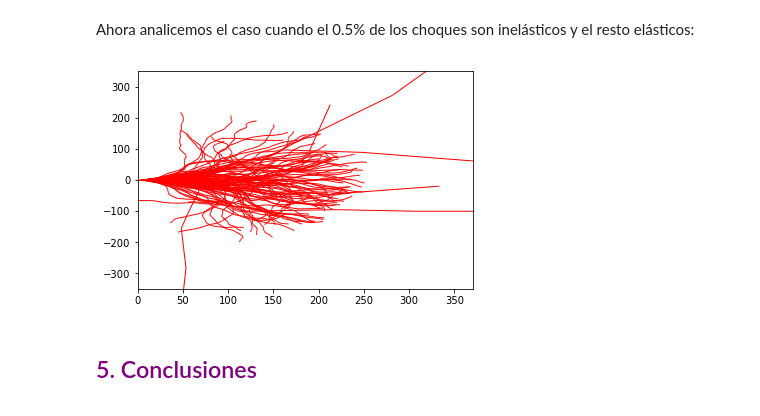
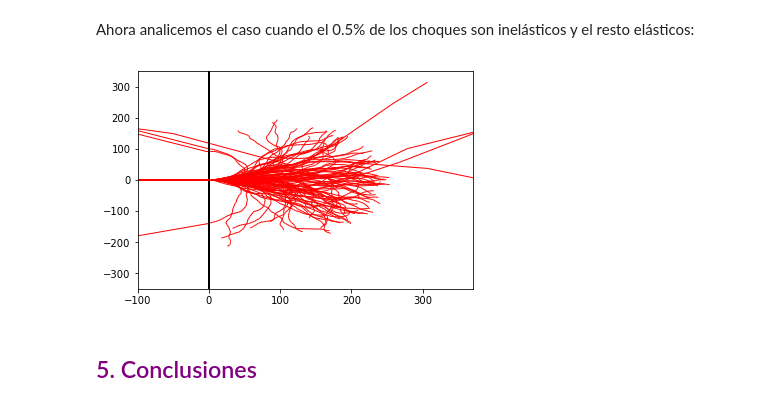
Before and after one commit to dixi1903/ProyectoModulo2_OrtizA_AcostaE_ChiquitoE, a Jupyter notebook: ProyectoModulo2_OrtizA_AcostaE_ChiquitoE.ipynb, the cells around one changed output. Drawn from its saved outputs; the diff is of its cells as text; code cells hidden in the pictures.

```diff
--- a/ProyectoModulo2_OrtizA_AcostaE_ChiquitoE.ipynb
+++ b/ProyectoModulo2_OrtizA_AcostaE_ChiquitoE.ipynb
@@ -202,44 +202,51 @@ def get_trayects_inelas (particles, colitions, E0):
         E = E0
         x, y = [0],[0]
         for i in np.arange(col):
-            mfp = mean_free_path(E)
-            l = np.random.normal(mfp, mfp*.3)
-            E = E - l*k
-            if E <= 1:
-                E = 1
-            if np.random.rand() < 0.005 :
-                E = E*np.random.rand()
-            x.append(x[-1]+l*np.cos(aplha))
-            y.append(y[-1]+l*np.sin(aplha))
-            aplha = aplha + np.random.normal(0,0.2)
+            if x[-1] < 0:
+                x.append(x[-1]+100*np.cos(aplha))
+                y.append(y[-1]+100*np.sin(aplha))
+            else:
+                mfp = mean_free_path(E)
+                l = np.random.normal(mfp, mfp*.3)
+                E = E - l*k
+                if E <= 1:
+                    E = 1
+                if np.random.rand() < 0.005 :
+                    E = E*np.random.rand()
+                x.append(x[-1]+l*np.cos(aplha))
+                y.append(y[-1]+l*np.sin(aplha))
+                aplha = aplha + np.random.normal(0,0.2)
         points.append([x,y])
     return points
 # %%
 #100 particulas, analizamos sus primeras 50 colisiones a 20 keV
 part = 100
 col = 50
 E0 = 20000
 
 points =  get_trayects_inelas (part, col, E0)
 
 fig, ax = plt.subplots()
-plt.axis([0, 370, -350, 350])
+plt.axis([-100, 370, -350, 350])
 
 lines = []
-
-points
 
 for j in np.arange(part):
     for i in np.arange(col):
         p = [(points[j][0][i], points[j][1][i]), (points[j][0][i+1],points[j][1][i+1])]
         lines.append(p)
-    lc = mc.LineCollection(lines, colors='red', linewidths=1)
+
+bundary = mc.LineCollection([[(0, -350), (0,350)]], colors='black', linewidths=2)
+beam = mc.LineCollection([[(-100, 0), (0,0)]], colors='red', linewidths=2)
+lc = mc.LineCollection(lines, colors='red', linewidths=1)
 
 ax.add_collection(lc)
+ax.add_collection(bundary)
+ax.add_collection(beam)
 
 plt.show()
 # %% [output]
-[figure, old version]
+[figure, new version]
 # %% [markdown]
 <font color = purple>
 
```
